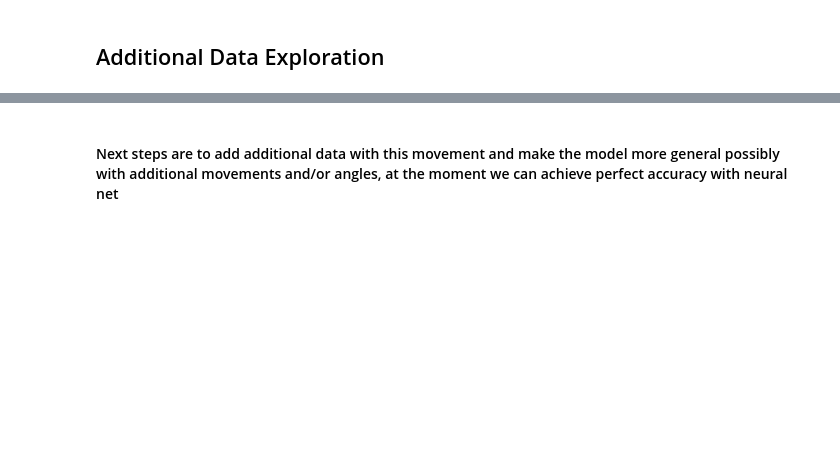
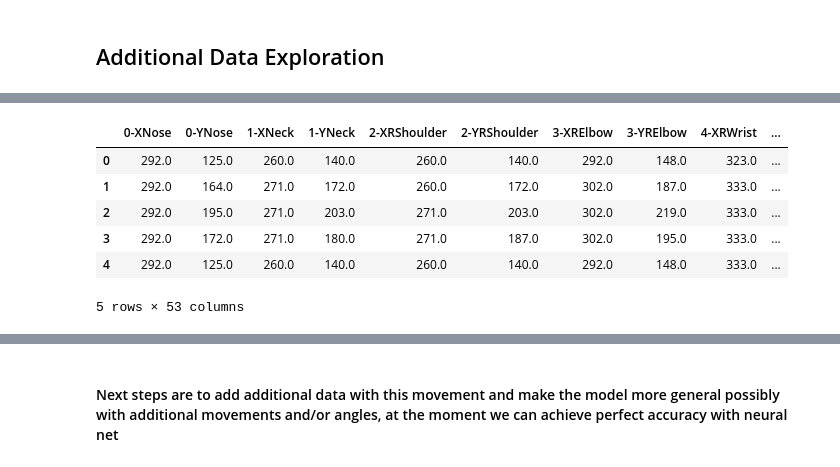
Before and after one commit to romanrosh/bio-mechanic-movemement-detector-ai, a Jupyter notebook: Squat_Project_submission_1.ipynb, the cells around one changed output, grey strips where cells are left out. Cells and saved outputs as stored; diff of their text form; code cells hidden in the pictures; blank space fills up the shorter version.

```diff
--- a/Squat_Project_submission_1.ipynb
+++ b/Squat_Project_submission_1.ipynb
@@ -223,0 +223,12 @@ df=pd.read_csv('dataframe.csv')
+# %%
+df.drop(['Unnamed: 0','Unnamed: 0.1'],inplace=True,axis=1)
+# %%
+df.head()
+# %% [output]
+|  | 0-XNose | 0-YNose | 1-XNeck | 1-YNeck | 2-XRShoulder | 2-YRShoulder | 3-XRElbow | 3-YRElbow | 4-XRWrist | ... |
+| 0 | 292.0 | 125.0 | 260.0 | 140.0 | 260.0 | 140.0 | 292.0 | 148.0 | 323.0 | ... |
+| 1 | 292.0 | 164.0 | 271.0 | 172.0 | 260.0 | 172.0 | 302.0 | 187.0 | 333.0 | ... |
+| 2 | 292.0 | 195.0 | 271.0 | 203.0 | 271.0 | 203.0 | 302.0 | 219.0 | 333.0 | ... |
+| 3 | 292.0 | 172.0 | 271.0 | 180.0 | 271.0 | 187.0 | 302.0 | 195.0 | 333.0 | ... |
+| 4 | 292.0 | 125.0 | 260.0 | 140.0 | 260.0 | 140.0 | 292.0 | 148.0 | 333.0 | ... |
+5 rows × 53 columns
```
Also changed, not shown: parts of 29 cells of this notebook, 2 other files.
